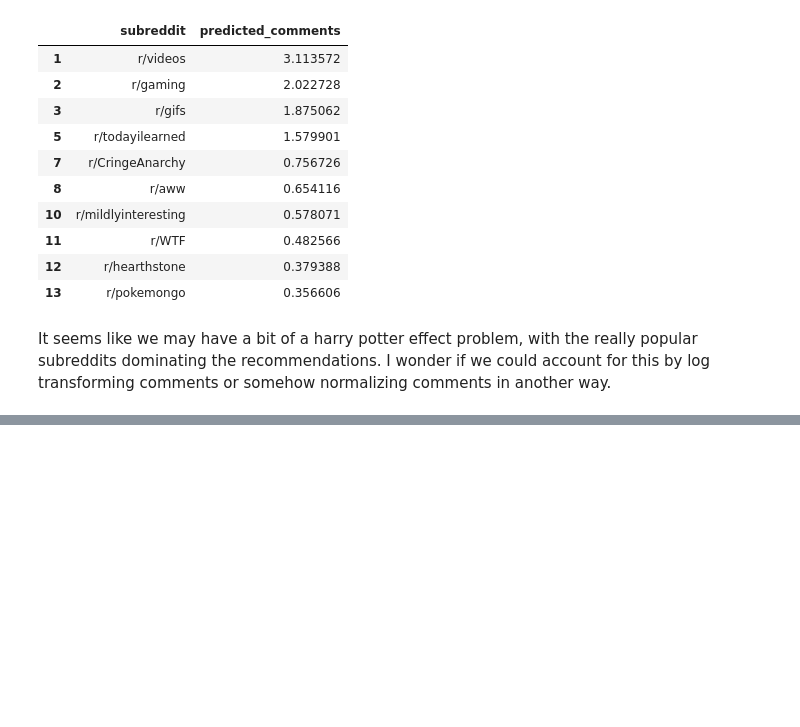
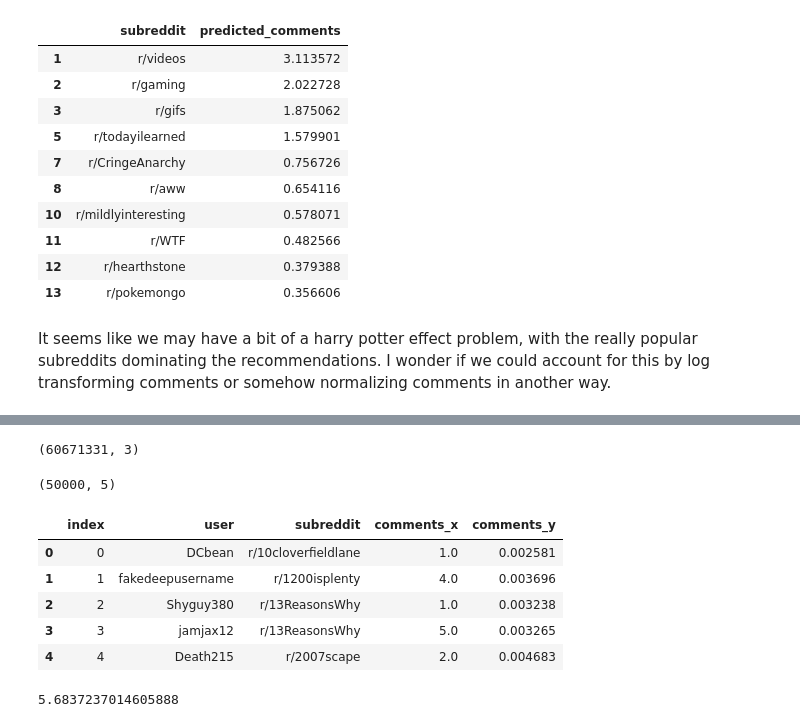
Before and after one commit to iamlostcoast/reddit_rec_engine, a Jupyter notebook: svd_reddit_rec_engine.ipynb, the cells around one changed output, grey strips where cells are left out. Cells and saved outputs as stored; diff of their text form; code cells hidden in the pictures; blank space fills up the shorter version.

```diff
--- a/svd_reddit_rec_engine.ipynb
+++ b/svd_reddit_rec_engine.ipynb
@@ -151,0 +185,4 @@ It seems like we may have a bit of a harry potter effect problem, with the reall
+# %%
+preds_long.shape
+# %% [output]
+(60671331, 3)
@@ -151,0 +195,19 @@ It seems like we may have a bit of a harry potter effect problem, with the reall
+# %%
+# that was really slow.  Also once we scale this up from just a sample it's not going to be an efficient way
+# of doing this.
+test_and_pred.shape
+# %% [output]
+(50000, 5)
+# %%
+test_and_pred.head()
+# %% [output]
+|  | index | user | subreddit | comments_x | comments_y |
+| 0 | 0 | DCbean | r/10cloverfieldlane | 1.0 | 0.002581 |
+| 1 | 1 | fakedeepusername | r/1200isplenty | 4.0 | 0.003696 |
+| 2 | 2 | Shyguy380 | r/13ReasonsWhy | 1.0 | 0.003238 |
+| 3 | 3 | jamjax12 | r/13ReasonsWhy | 5.0 | 0.003265 |
+| 4 | 4 | Death215 | r/2007scape | 2.0 | 0.004683 |
+# %%
+mean_squared_error(test_and_pred['comments'], test_and_pred['predicted_comments'])**0.5
+# %% [output]
+5.6837237014605888
```
Also changed, not shown: parts of 16 cells of this notebook.
